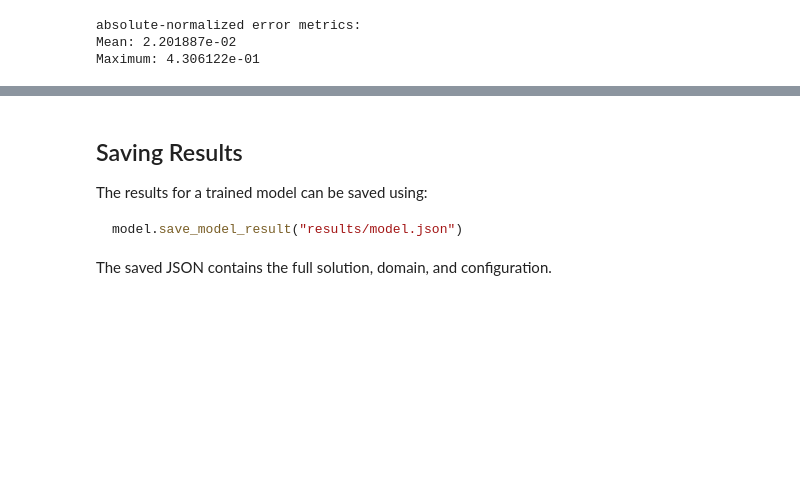
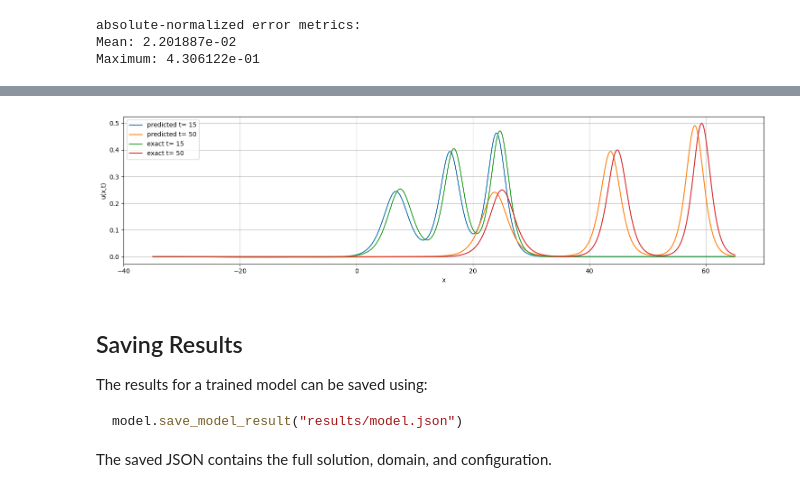
Before and after one commit to JairdanC/soliton-pinns, a Jupyter notebook: notebooks/kdv.ipynb, the cells around one changed output, grey strips where cells are left out. Cells and saved outputs as stored; diff of their text form; code cells hidden in the pictures; blank space fills up the shorter version.

```diff
--- a/notebooks/kdv.ipynb
+++ b/notebooks/kdv.ipynb
@@ -288,3 +365,7 @@ Maximum: 4.306122e-01
+# %%
+fig = model_3.plot_profiles(t_values=[15, 50], which=('predicted', 'exact'))
+# %% [output]
+[figure, added]
 # %% [markdown]
 ## Saving Results
 
```
Also changed, not shown: parts of 4 cells of this notebook, 7 other files.
